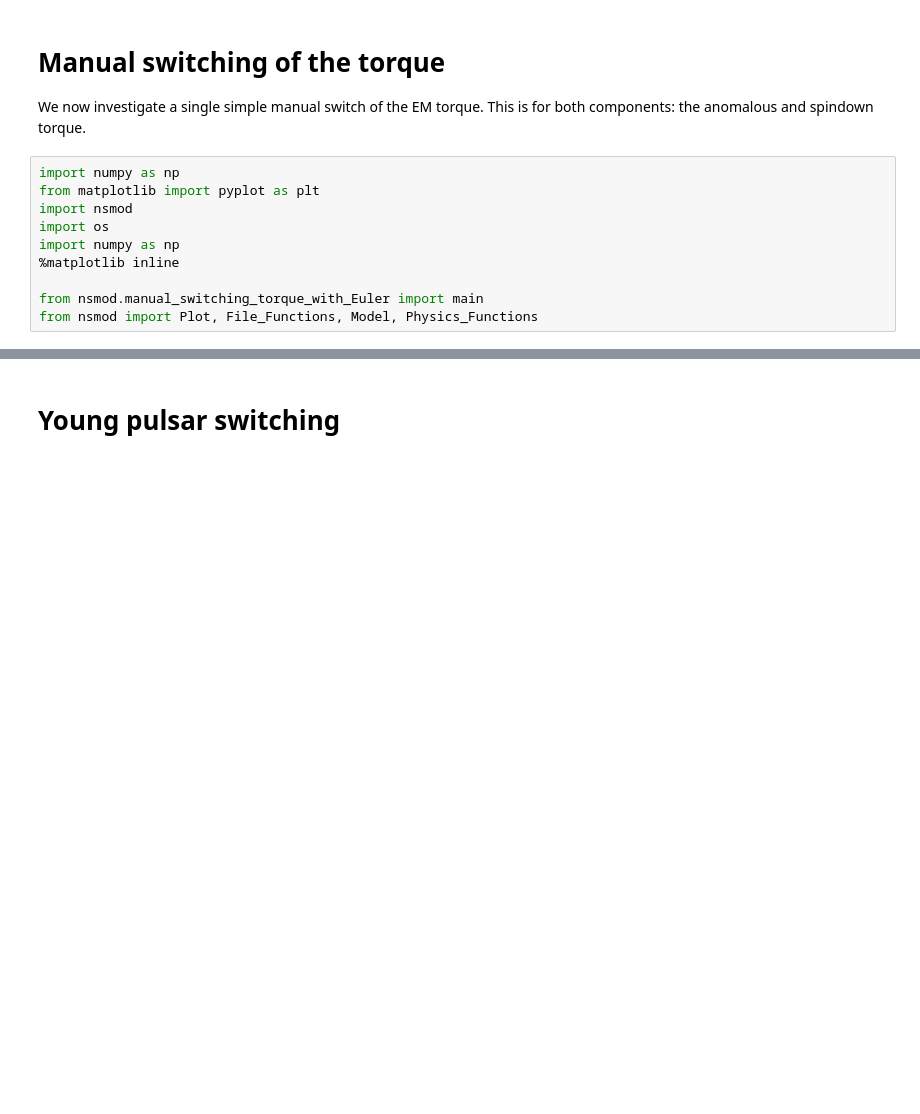
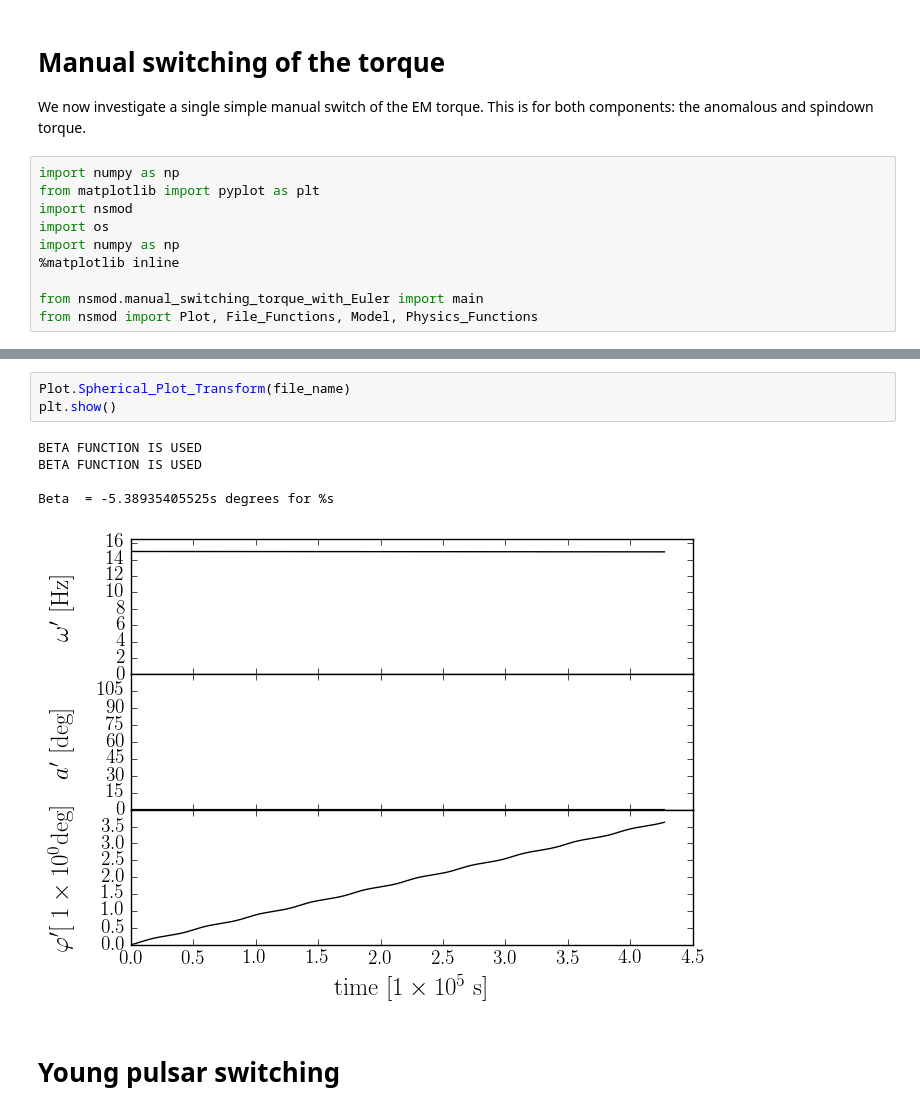
Before and after one commit to GregoryAshton/neutron_star_modelling, a Jupyter notebook: TimingResiduals/ManualSwitching.ipynb, the cells around one changed output, grey strips where cells are left out. Cells and saved outputs as stored; diff of their text form; blank space fills up the shorter version.

```diff
--- a/TimingResiduals/ManualSwitching.ipynb
+++ b/TimingResiduals/ManualSwitching.ipynb
@@ -64,3 +65,12 @@ BETA FUNCTION IS USED
+# %%
+Plot.Spherical_Plot_Transform(file_name)
+plt.show()
+# %% [output]
+BETA FUNCTION IS USED
+BETA FUNCTION IS USED
+
+Beta  = -5.38935405525s degrees for %s
+[figure, added]
 # %% [markdown]
 # Young pulsar switching
 # %%
```
Also changed, not shown: parts of 1 cell of this notebook, 1 other file.
